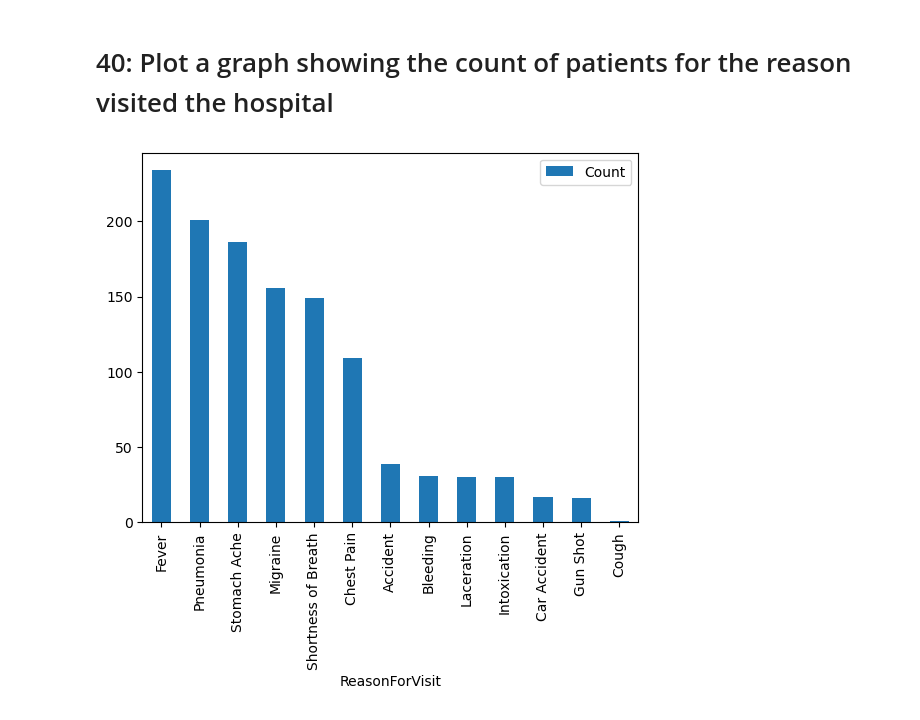
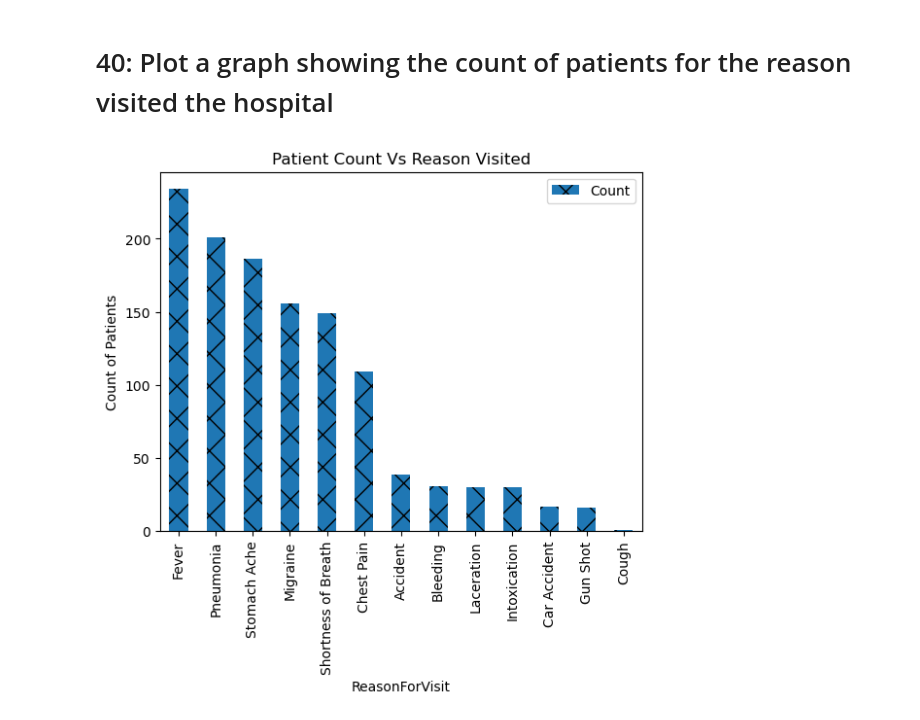
Before and after one commit to Seenu-Raj/Panda_Girls_Team3, a Jupyter notebook: Team3_PandaGirls_Q31-40.ipynb, the cells around one changed output. Cells and saved outputs as stored; diff of their text form; code cells hidden in the pictures.

```diff
--- a/Team3_PandaGirls_Q31-40.ipynb
+++ b/Team3_PandaGirls_Q31-40.ipynb
@@ -170,9 +153,12 @@ print(df)
 # %%
 df = pd.read_excel("HospitalDatabase.xlsx", sheet_name= "EDVisits")
 reason_counts = df['ReasonForVisit'].value_counts().reset_index()
 reason_counts.columns = ['ReasonForVisit', 'Count']
+
 reason_counts= reason_counts.sort_values(by='Count', ascending=False)
-reason_counts.plot.bar(x='ReasonForVisit', y='Count')
+reason_counts.plot.bar(x='ReasonForVisit', y='Count', hatch='x')
+plt.ylabel('Count of Patients')
+plt.title('Patient Count Vs Reason Visited')
 plt.show()
 # %% [output]
-[figure, old version]
+[figure, new version]
```
Also changed, not shown: parts of 2 cells of this notebook, 1 other file.
